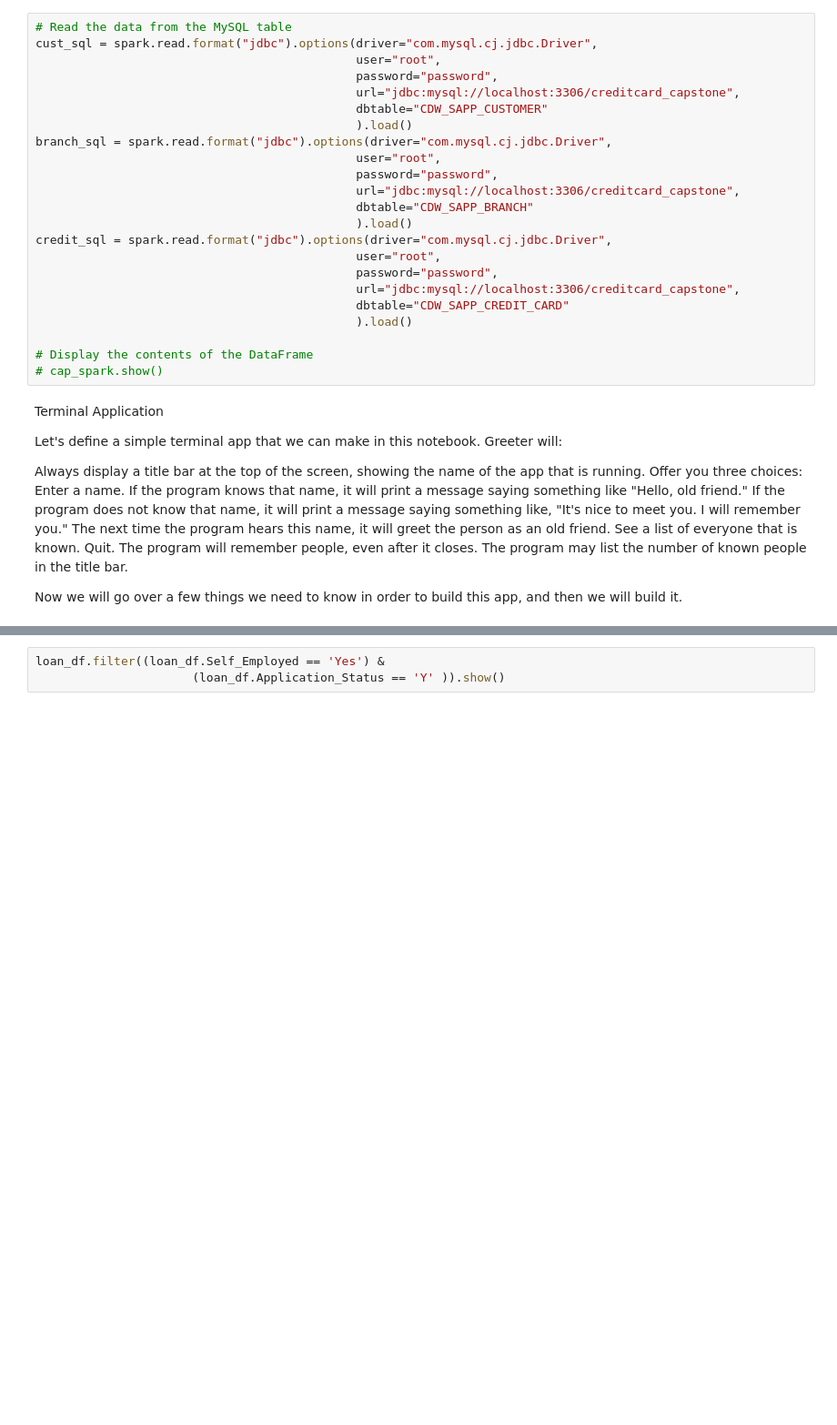
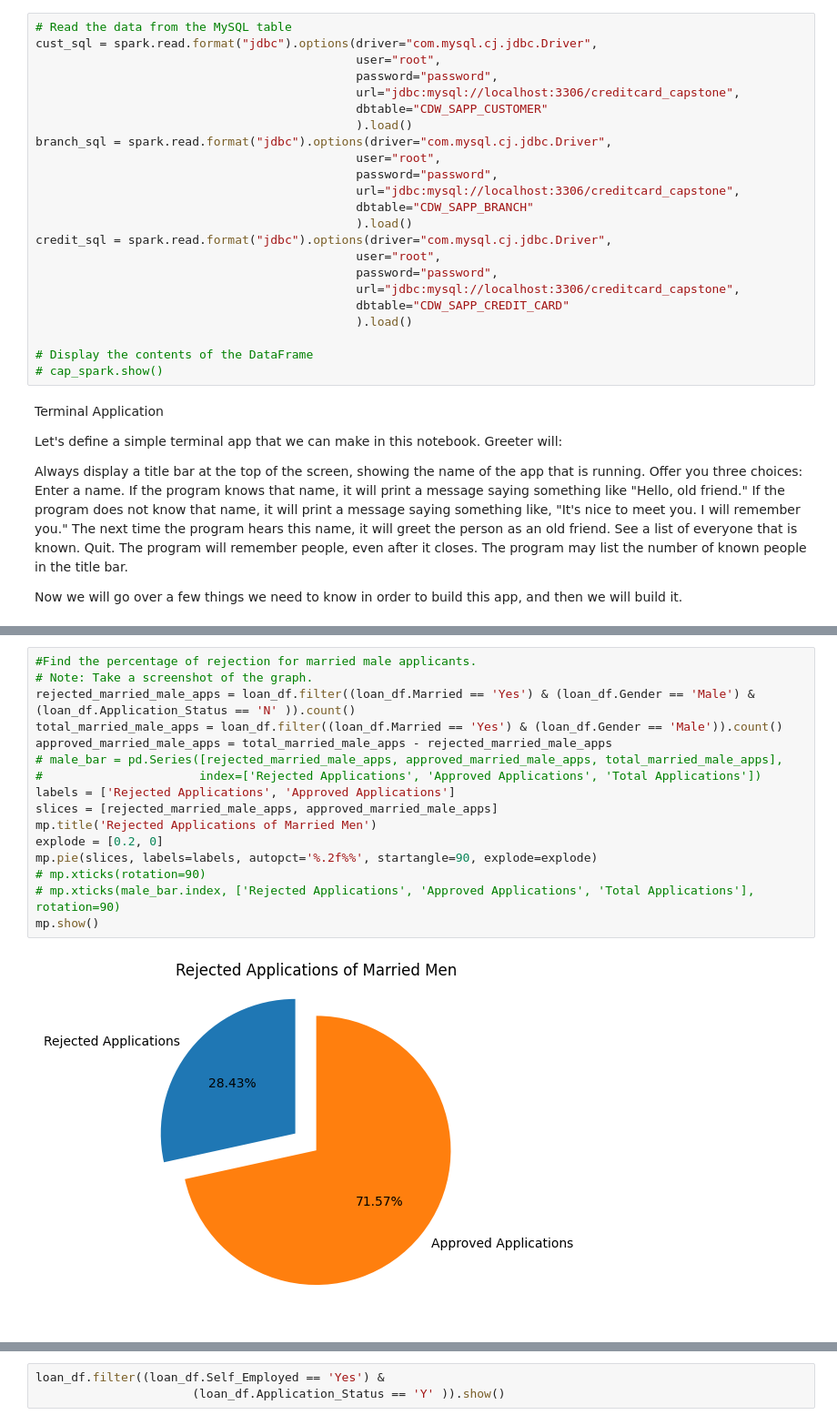
Before and after one commit to MikeJHChadwick/SBA-350-Final_Project, a Jupyter notebook: f_projectNB.ipynb, the cells around one changed output, grey strips where cells are left out. Shown at 91% size. Cells and saved outputs as stored; diff of their text form; blank space fills up the shorter version.

```diff
--- a/f_projectNB.ipynb
+++ b/f_projectNB.ipynb
@@ -677,0 +695,18 @@ mp.show()
+# %%
+#Find the percentage of rejection for married male applicants.
+# Note: Take a screenshot of the graph.
+rejected_married_male_apps = loan_df.filter((loan_df.Married == 'Yes') & (loan_df.Gender == 'Male') & (loan_df.Application_Status == 'N' )).count()
+total_married_male_apps = loan_df.filter((loan_df.Married == 'Yes') & (loan_df.Gender == 'Male')).count()
+approved_married_male_apps = total_married_male_apps - rejected_married_male_apps
+# male_bar = pd.Series([rejected_married_male_apps, approved_married_male_apps, total_married_male_apps],
+#                      index=['Rejected Applications', 'Approved Applications', 'Total Applications'])
+labels = ['Rejected Applications', 'Approved Applications']
+slices = [rejected_married_male_apps, approved_married_male_apps]
+mp.title('Rejected Applications of Married Men')
+explode = [0.2, 0]
+mp.pie(slices, labels=labels, autopct='%.2f%%', startangle=90, explode=explode)
+# mp.xticks(rotation=90)
+# mp.xticks(male_bar.index, ['Rejected Applications', 'Approved Applications', 'Total Applications'], rotation=90)
+mp.show()
+# %% [output]
+[figure, added]
```
Also changed, not shown: parts of 5 cells of this notebook.
